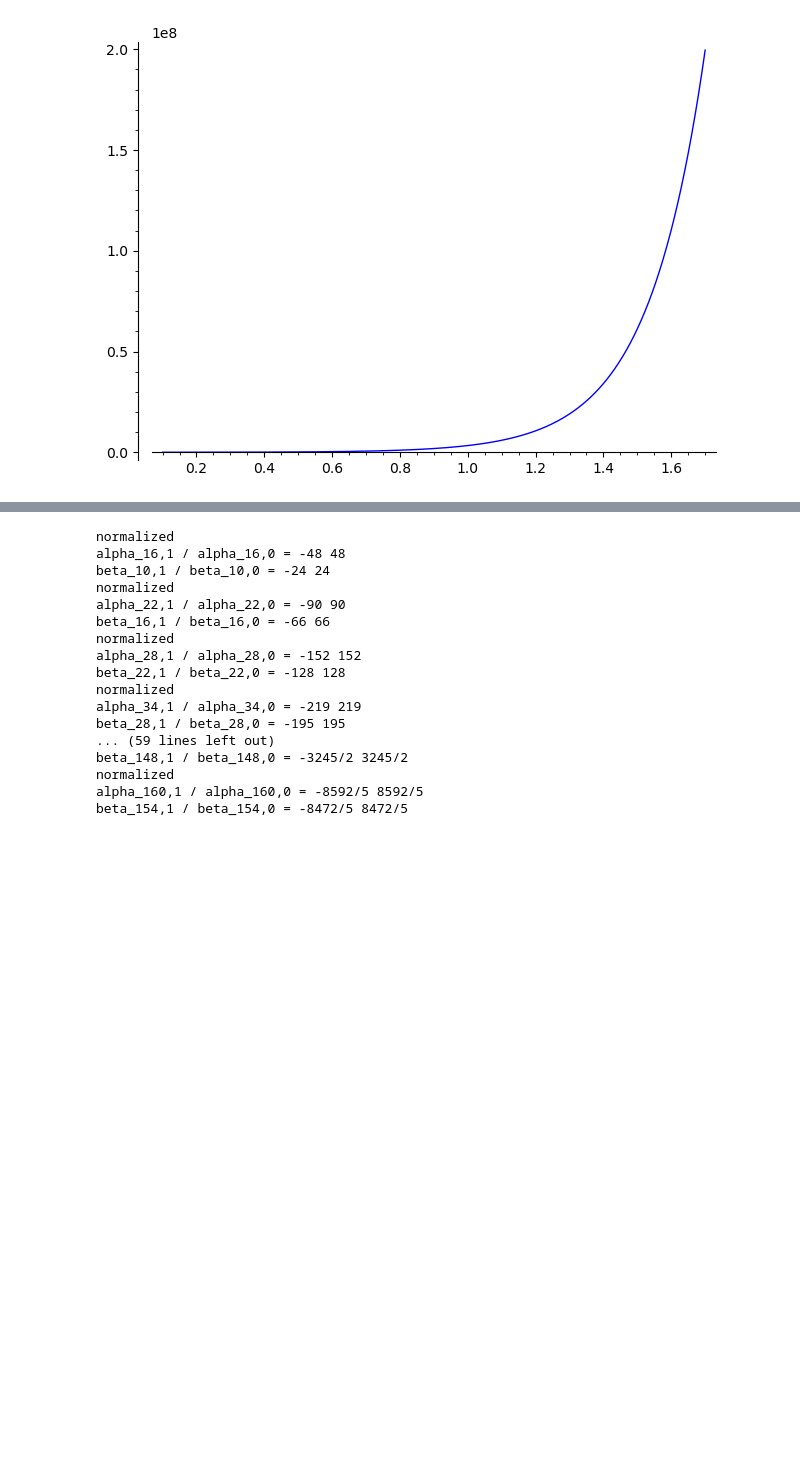
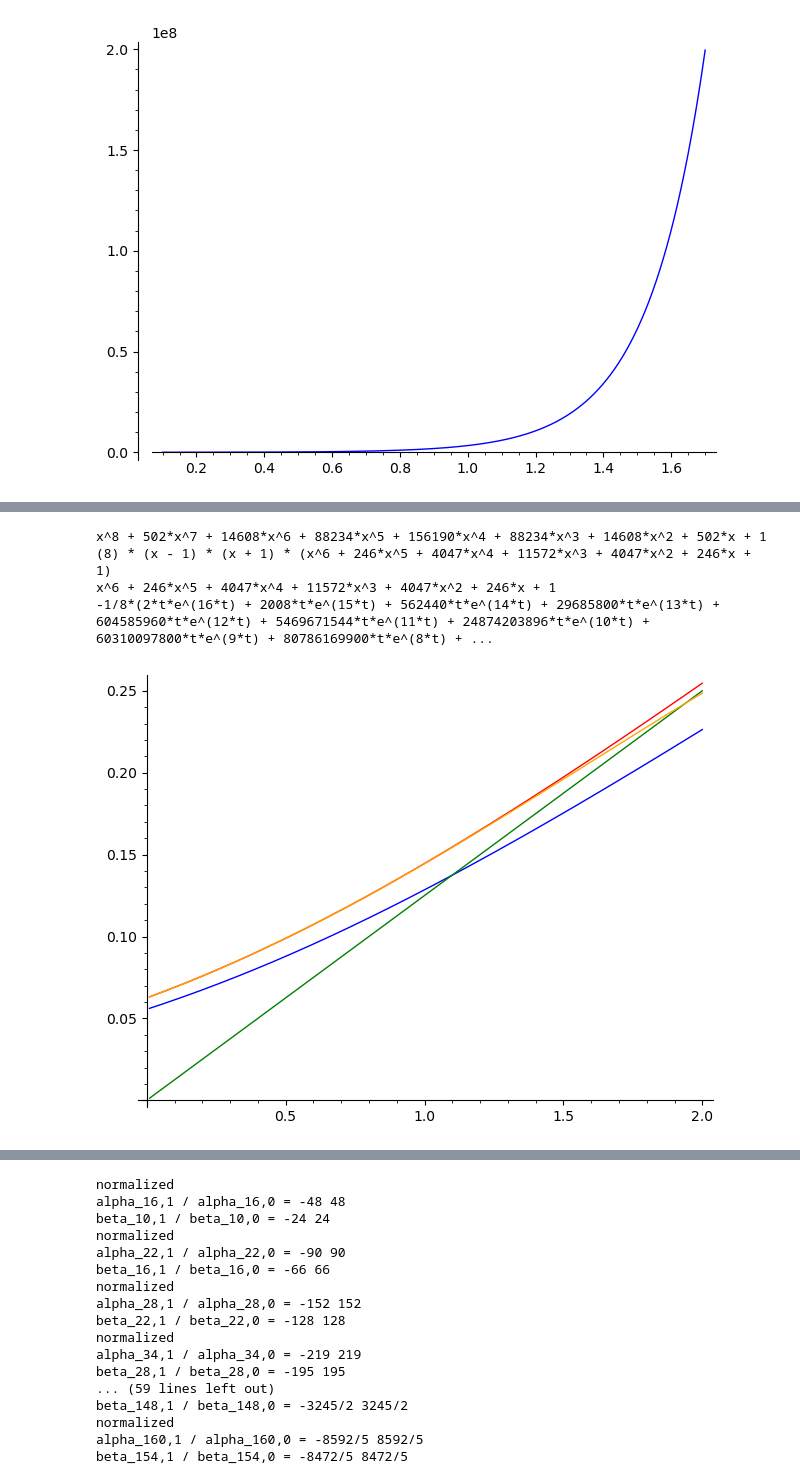
Before and after one commit to seewoo5/posqmf, a Jupyter notebook: polymod.ipynb, the cells around one changed output, grey strips where cells are left out. Cells and saved outputs as stored; diff of their text form; code cells hidden in the pictures; blank space fills up the shorter version.

```diff
--- a/polymod.ipynb
+++ b/polymod.ipynb
@@ -50,0 +51,24 @@ plot(1/8 - psi8, (t, 1.2, 1.5))
+# %%
+R.<x> = QQ['x']
+A = (x^8 + 1) + 502*(x^7 + x) + 14608*(x^6 + x^2) + 88234*(x^5 + x^3) + 156190*x^4
+B = 8*(x^8 - 1) + 1968*(x^7 - x) + 32368*(x^6 - x^2) + 90608*(x^5 - x^3)
+C = (x^6 + 246*x^5 + 4047*x^4 + 11572*x^3 + 4047*x^2 + 246*x + 1)
+print(A.factor())
+print(B.factor())
+print(C.factor())
+
+
+Q1 = C.subs(x = exp(-t)) / A.subs(x = exp(-t))
+Q2 = t / (8 * (1 - exp(-2*t)))
+deltaQ = Q2 - Q1
+print(diff(deltaQ, t).simplify_full().factor())
+
+low_t = 0.01
+high_t = 2.0
+plot(Q1, (t, low_t, high_t)) + plot(Q2, (t, low_t, high_t), color='red') + plot(lambda t : t / 8, (t, low_t, high_t), color='green') + plot(lambda t : t/16 + 1/16 + t^2 / 48 - t^4 / 720, (t, low_t, high_t), color='orange')
+# %% [output]
+x^8 + 502*x^7 + 14608*x^6 + 88234*x^5 + 156190*x^4 + 88234*x^3 + 14608*x^2 + 502*x + 1
+(8) * (x - 1) * (x + 1) * (x^6 + 246*x^5 + 4047*x^4 + 11572*x^3 + 4047*x^2 + 246*x + 1)
+x^6 + 246*x^5 + 4047*x^4 + 11572*x^3 + 4047*x^2 + 246*x + 1
+-1/8*(2*t*e^(16*t) + 2008*t*e^(15*t) + 562440*t*e^(14*t) + 29685800*t*e^(13*t) + 604585960*t*e^(12*t) + 5469671544*t*e^(11*t) + 24874203896*t*e^(10*t) + 60310097800*t*e^(9*t) + 80786169900*t*e^(8*t) + ...
+[figure, added]
```
Also changed, not shown: parts of 2 cells of this notebook.
